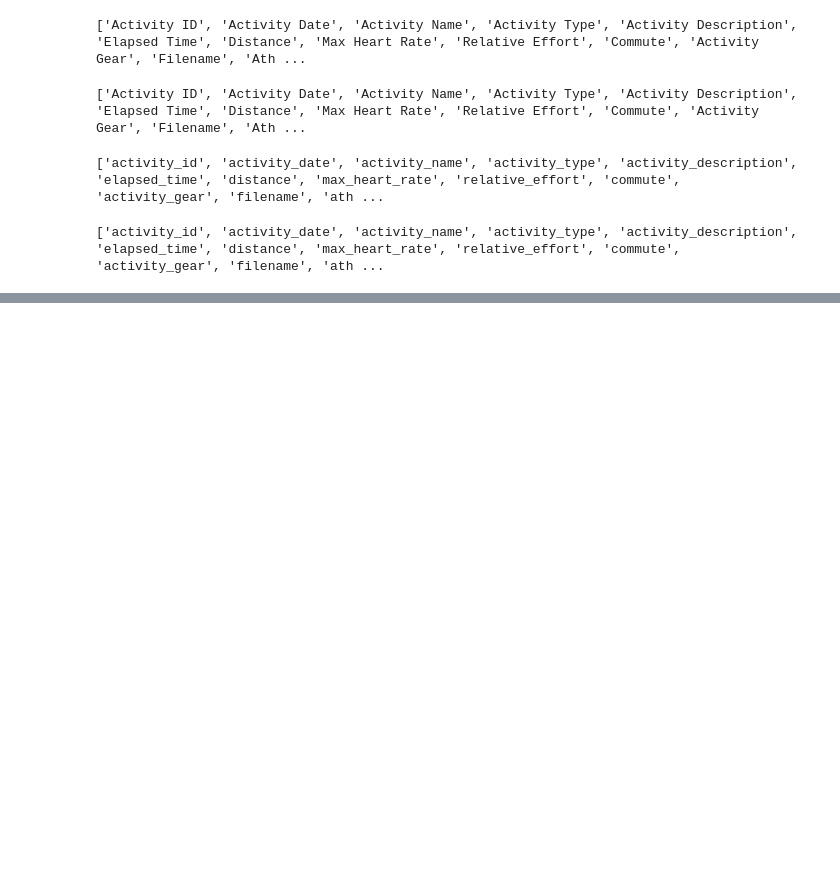
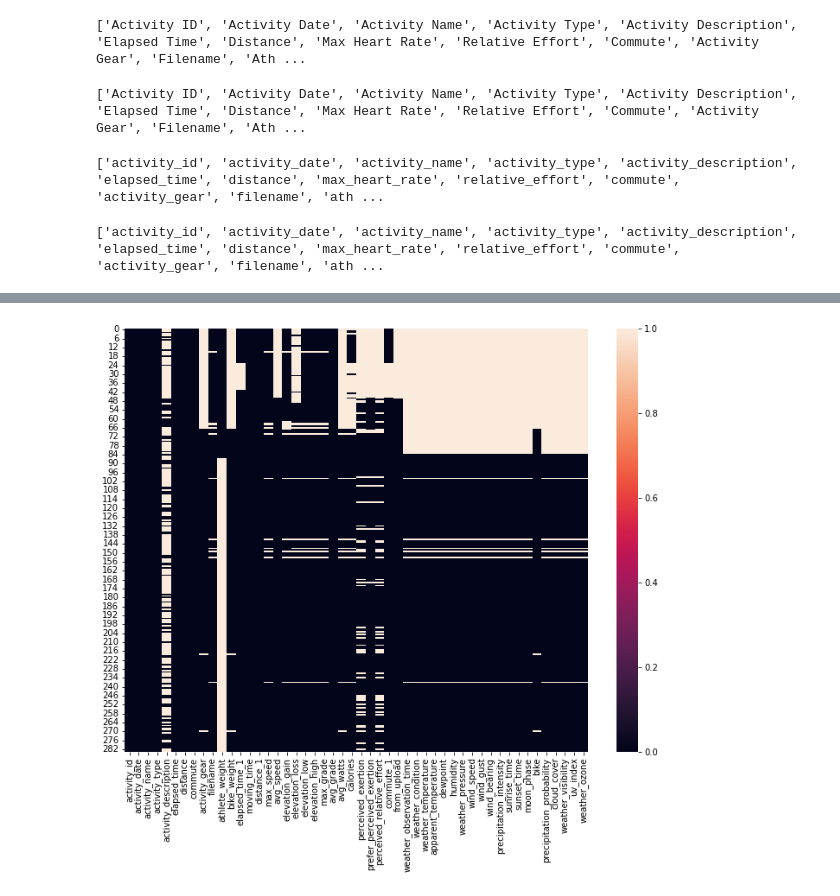
Before and after one commit to ericbauer55/strava-fitness, a Jupyter notebook: src/notebooks/0. Activity Log EDA.ipynb, the cells around one changed output, grey strips where cells are left out. Cells and saved outputs as stored; diff of their text form; code cells hidden in the pictures; blank space fills up the shorter version.

```diff
--- a/src/notebooks/0. Activity Log EDA.ipynb
+++ b/src/notebooks/0. Activity Log EDA.ipynb
@@ -62,0 +85,5 @@ df.head(2)
+# %%
+fig = plt.figure(figsize=(12,9))
+_ = sns.heatmap(df.isna())
+# %% [output]
+[figure, added]
```
Also changed, not shown: parts of 3 cells of this notebook.
